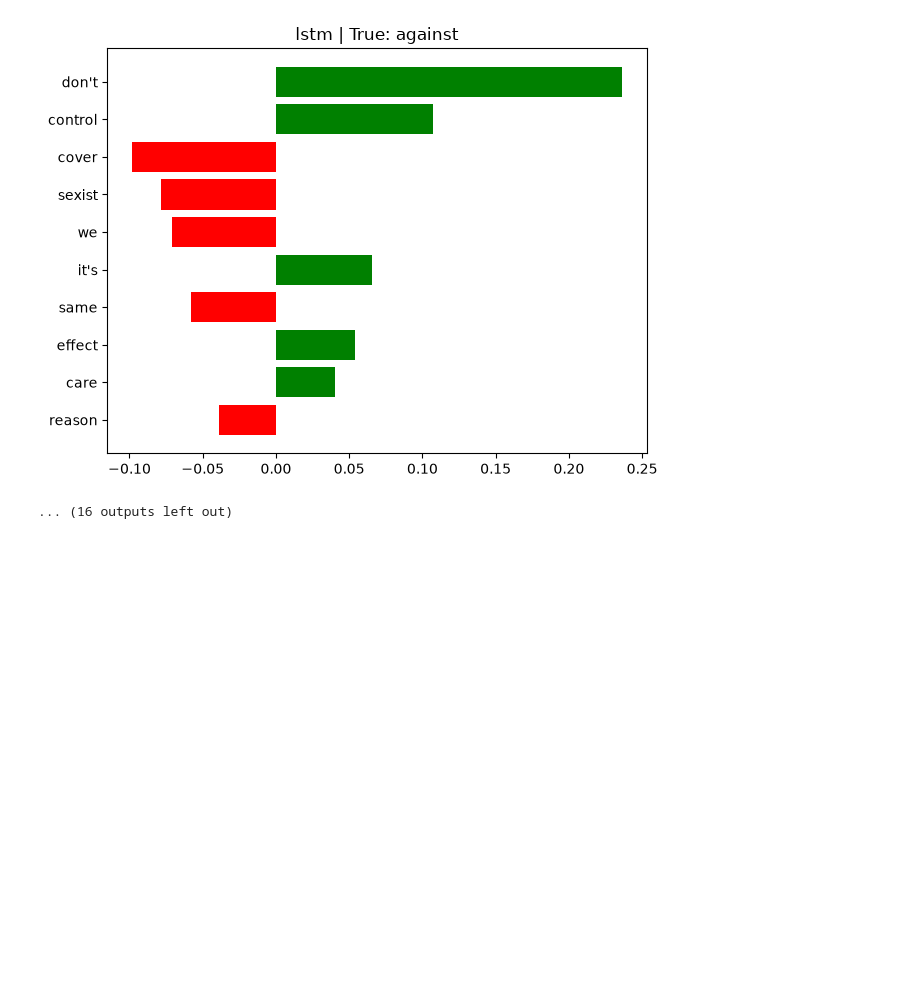
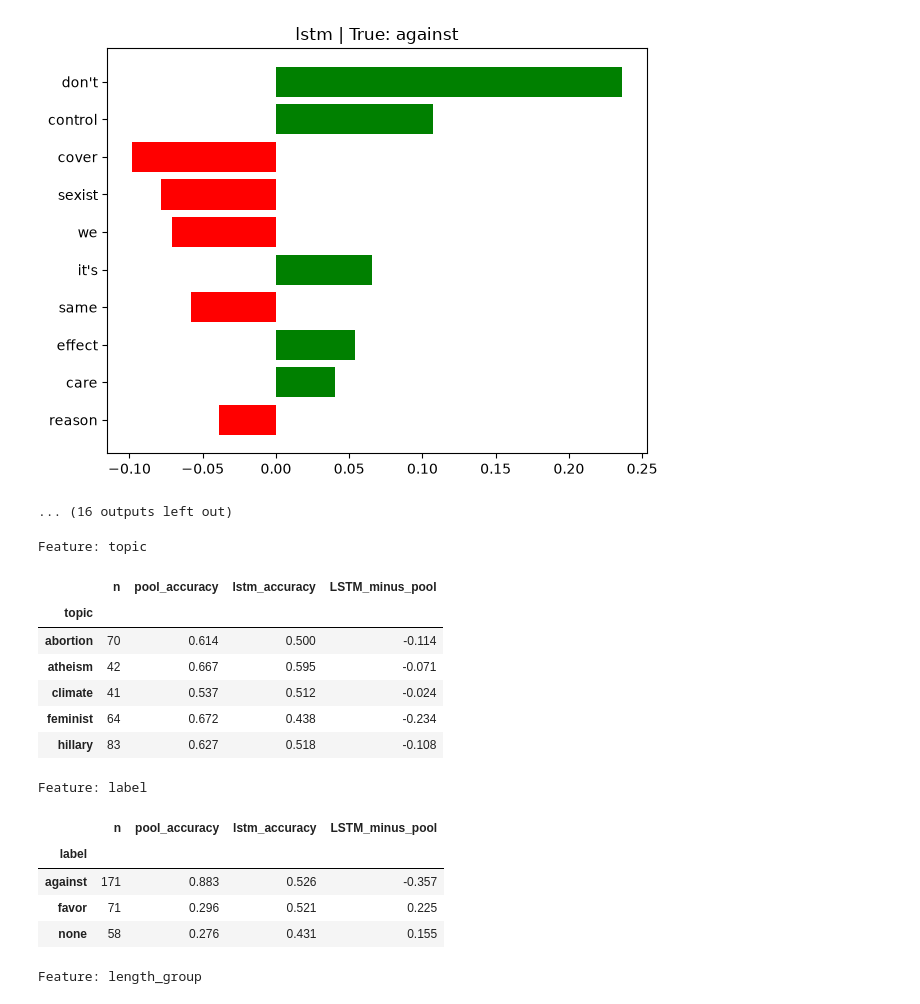
Before and after one commit to RichardB3737/NLP1, a Jupyter notebook: Project2/tutorial.ipynb, the cells around one changed output. Saved outputs shown, nothing was run; the diff lists cells and outputs as text; code cells hidden in the pictures; blank space fills up the shorter version.

Commit message:
Update tutorial.ipynb
last error analysis addition (probably)
Added what characteristics of input texts predict performance differences

```diff
--- a/Project2/tutorial.ipynb
+++ b/Project2/tutorial.ipynb
@@ -1898,3 +1898,83 @@ Correct: False
 LIME: [(np.str_("don't"), 0.2363710983787307), (np.str_('control'), 0.10723377178248633), (np.str_('cover'), -0.0983344028147404), (np.str_('sexist'), -0.07863232917734676), (np.str_('we'), -0.0711579 ...
 [figure]
 ... (16 outputs left out)
+# %%
+# Same 300 development-test examples for both systems
+pairs = my_test_sets[0]["devtest"]
+texts = [text for text, label in pairs]
+labels = np.array([label for text, label in pairs])
+ids = my_test_sets[0]["devtest_ids"]
+
+pool_preds = np.argmax(em00_dt_logprobs, axis=1)
+lstm_preds = np.argmax(rm00_dt_logprobs, axis=1)
+
+errors = pd.DataFrame({
+    "text": texts,
+    "topic": [dataset["test"][int(i)]["topic"] for i in ids],
+    "label": [outcome_space.name(int(y)) for y in labels],
+    "pool_correct": pool_preds == labels,
+    "lstm_correct": lstm_preds == labels
+})
+
+# Linguistic characteristics
+errors["word_count"] = errors["text"].str.split().str.len()
+
+errors["length_group"] = pd.cut(
+    errors["word_count"],
+    bins=[-1, 10, 20, float("inf")],
+    labels=["short", "medium", "long"]
+)
+
+errors["negation"] = errors["text"].str.contains(
+    r"\b(?:not|never|no|don't|isn't|can't|won't)\b",
+    regex=True
+)
+
+errors["hashtag"] = errors["text"].str.contains(
+    "<hashtag>", regex=False
+)
+
+errors["question"] = errors["text"].str.contains(
+    "?", regex=False
+)
+
+unk_id = trained_emb_model.vocab.default_index
+
+errors["has_oov"] = [
+    any(i == unk_id for i in tokenizer_for_bow.ids(t))
+    for t in texts
+]
+
+# Compare performance for each subgroup
+for feature in [
+    "topic", "label", "length_group",
+    "negation", "hashtag", "question", "has_oov"
+]:
+    result = errors.groupby(feature, observed=True).agg(
+        n=("text", "size"),
+        pool_accuracy=("pool_correct", "mean"),
+        lstm_accuracy=("lstm_correct", "mean")
+    )
+
+    result["LSTM_minus_pool"] = (
+        result["lstm_accuracy"] - result["pool_accuracy"]
+    )
+
+    print(f"\nFeature: {feature}")
+    display(result.round(3))
+# %% [output]
+Feature: topic
+|  | n | pool_accuracy | lstm_accuracy | LSTM_minus_pool |
+| topic |  |  |  |  |
+| abortion | 70 | 0.614 | 0.500 | -0.114 |
+| atheism | 42 | 0.667 | 0.595 | -0.071 |
+| climate | 41 | 0.537 | 0.512 | -0.024 |
+| feminist | 64 | 0.672 | 0.438 | -0.234 |
+| hillary | 83 | 0.627 | 0.518 | -0.108 |
+Feature: label
+|  | n | pool_accuracy | lstm_accuracy | LSTM_minus_pool |
+| label |  |  |  |  |
+| against | 171 | 0.883 | 0.526 | -0.357 |
+| favor | 71 | 0.296 | 0.521 | 0.225 |
+| none | 58 | 0.276 | 0.431 | 0.155 |
+Feature: length_group
```
Also changed, not shown: parts of 1 cell of this notebook.
